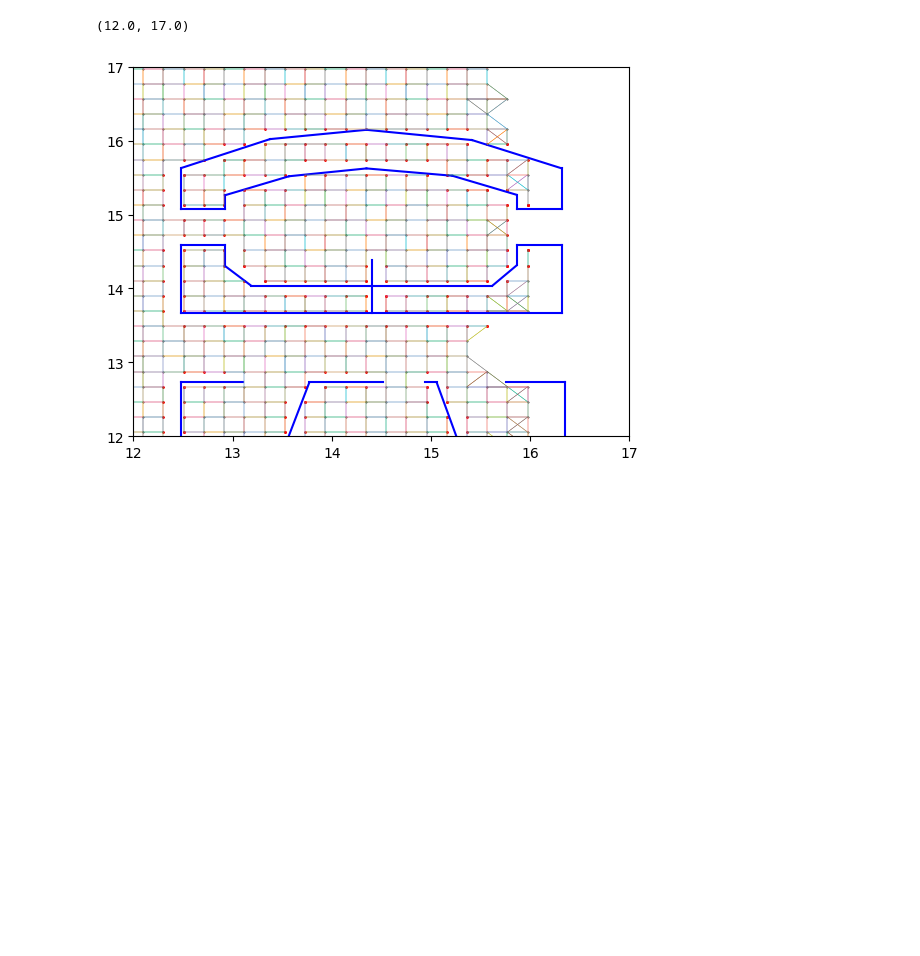
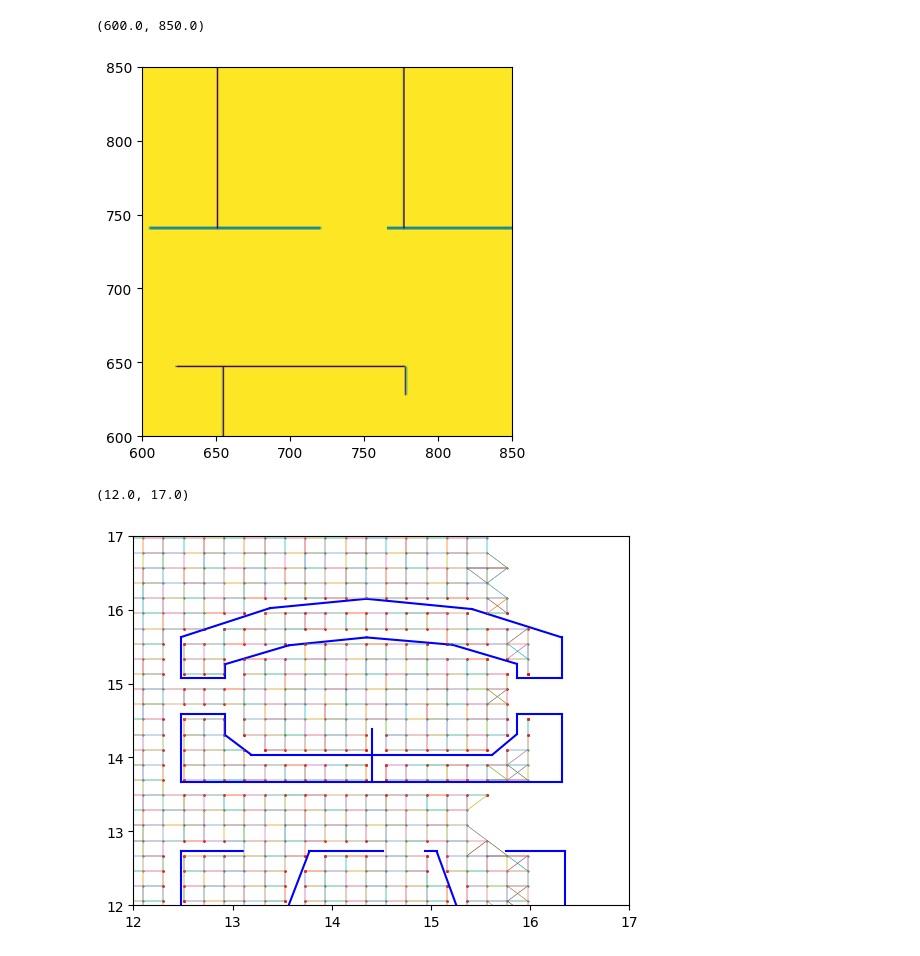
Before and after one commit to leaguilar/pysovist, a Jupyter notebook: example.ipynb, the cells around one changed output. Saved outputs shown, nothing was run; the diff lists cells and outputs as text; code cells hidden in the pictures; blank space fills up the shorter version.

```diff
--- a/example.ipynb
+++ b/example.ipynb
@@ -26,3 +91,42 @@ vis_2d.detect_boundaries(res=0.2,return_dense=False)
+# %%
+from src.graph_2d import knn_graph
+import matplotlib.pyplot as plt
+grid = valid_grid[dist_mask]
+graph = knn_graph(grid)
+#for edge in graph:
+    #plt.plot(grid[edge,1],grid[edge,0],linewidth=1)
+# draw edges in pixel coords
+def line_fill(a:np.array,b:np.array)->np.array:
+    xrange = max(a[0],b[0])-min(a[0],b[0])
+    yrange = max(a[1],b[1])-min(a[1],b[1])
+    xincrs = np.arange(xrange)/xrange
+    yincrs = np.arange(yrange)/yrange
+    xs = np.stack([np.array(np.ones(yrange)*a[0]+yincrs*(b[0]-a[0])),np.array(np.ones(yrange)*a[1]+yincrs*(b[1]-a[1]))],axis=1)
+    ys = np.stack([np.array(np.ones(xrange)*a[0]+xincrs*(b[0]-a[0])),np.array(np.ones(xrange)*a[1]+xincrs*(b[1]-a[1]))],axis=1)
+    return np.unique(np.row_stack([xs.astype(int),ys.astype(int)]),axis=0)
+edges_grid = [line_fill(grid[edge[0]],grid[edge[1]]) for edge in graph]
+#edges_grid = np.unique(np.array([j for e in edges_grid for j in e]),axis=0)
+# intersection w/ plan
+occupancy = np.zeros_like(img)
+occupancy[vis_2d.data['raster']]=1
+
+intersection = np.array([e_g for e in edges_grid for e_g in e])
+#intersection_mask = (intersection[:,0]==True)&(intersection[:,1]==True)
+#occupancy[intersection_mask]+=1
+occupancy[intersection[:,0:1]]+=1
+# remove edges w/ intersections
+#TODO
+plt.imshow(img)
+plt.imshow(intersection)
+#plt.imshow(occupancy,alpha=0.2)
+#for edge in edges_grid:
+    #for j in edge:
+        #plt.plot(j[1],j[0],linewidth=0.3)
+plt.xlim(600,850)
+plt.ylim(600,850)
+# %% [output]
+(600.0, 850.0)
+[figure, added]
 # %%
 import matplotlib.pyplot as plt
 import numpy as np
```
Also changed, not shown: parts of 3 cells of this notebook, 4 other files.
